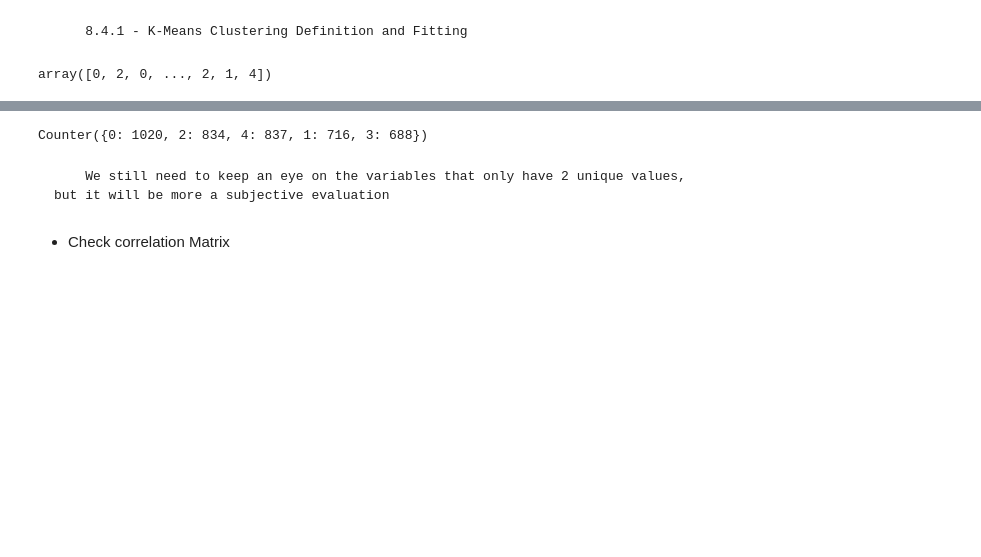
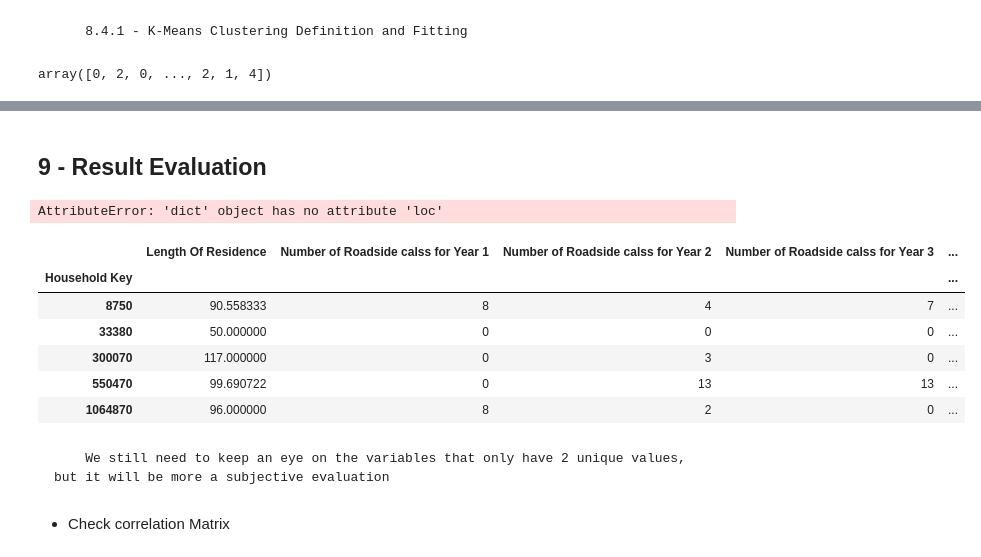
Before and after one commit to mllogeo/MLPGD_Capstone_Project, a Jupyter notebook: scripts/main.ipynb, the cells around one changed output, grey strips where cells are left out. Saved outputs shown, nothing was run; the diff lists cells and outputs as text; code cells hidden in the pictures; blank space fills up the shorter version.

```diff
--- a/scripts/main.ipynb
+++ b/scripts/main.ipynb
@@ -2094,6 +2093,0 @@ array([0, 2, 0, ..., 2, 1, 4])
-# %%
-checkpoint_3['Household Group Label'] = optimum_clustering.labels_
-# %%
-Counter(list(optimum_clustering.labels_))
-# %% [output]
-Counter({0: 1020, 2: 834, 4: 837, 1: 716, 3: 688})
@@ -2102 +2094,23 @@ optimum_clustering
+# %%
+checkpoint_2['Household Group Label'] = optimum_clustering.labels_
+
+checkpoint_2['Household Purchase Product Probability'] = checkpoint_3['Household Purchase Product Probability'].values
+
+checkpoint_2['Household Roadside Usage Probability'] = checkpoint_3['Household Roadside Usage Probability'].values
+# %% [markdown]
+## 9 - Result Evaluation
+# %%
+class_0 = checkpoint_2.loc[checkpoint_3['Household Group Label'] == 0]
+# %% [output]
+AttributeError: 'dict' object has no attribute 'loc'
+# %%
+class_0.head()
+# %% [output]
+|  | Length Of Residence | Number of Roadside calss for Year 1 | Number of Roadside calss for Year 2 | Number of Roadside calss for Year 3 | ... |
+| Household Key |  |  |  |  | ... |
+| 8750 | 90.558333 | 8 | 4 | 7 | ... |
+| 33380 | 50.000000 | 0 | 0 | 0 | ... |
+| 300070 | 117.000000 | 0 | 3 | 0 | ... |
+| 550470 | 99.690722 | 0 | 13 | 13 | ... |
+| 1064870 | 96.000000 | 8 | 2 | 0 | ... |
 # %%
```
Also changed, not shown: parts of 3 cells of this notebook, 1 other file.
